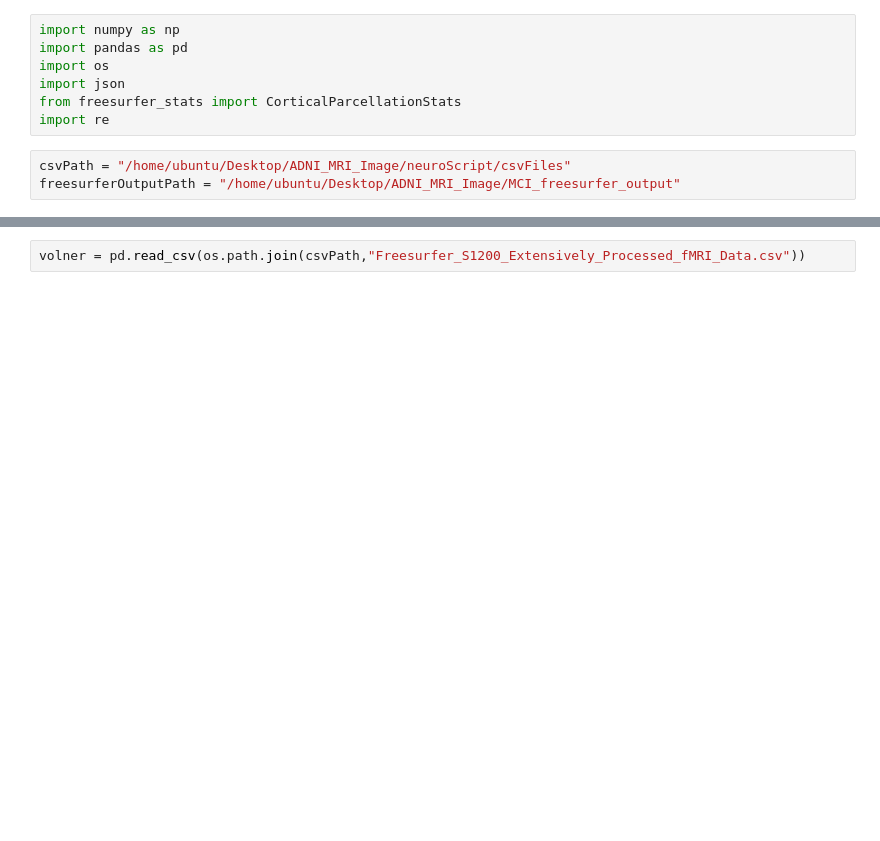
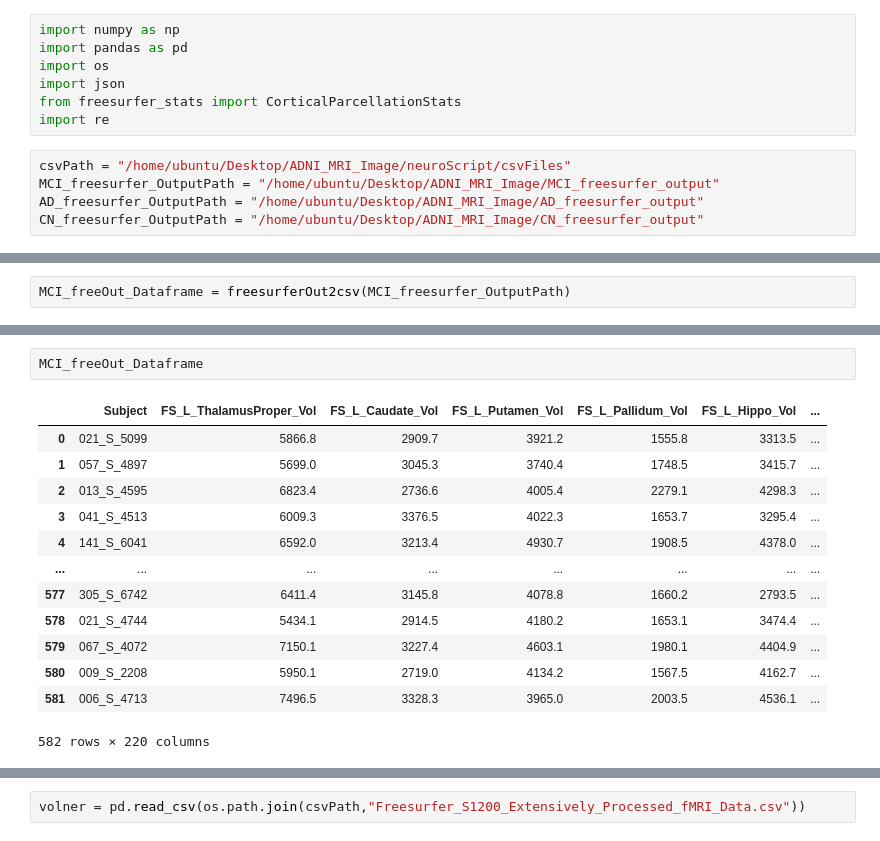
Before and after one commit to ulysses1881826/neuroScript, a Jupyter notebook: convertFreesurferOutput2CSV.ipynb, the cells around one changed output, grey strips where cells are left out. Saved outputs shown, nothing was run; the diff lists cells and outputs as text; blank space fills up the shorter version.

```diff
--- a/convertFreesurferOutput2CSV.ipynb
+++ b/convertFreesurferOutput2CSV.ipynb
@@ -7,4 +7,6 @@ from freesurfer_stats import CorticalParcellationStats
 import re
 # %%
 csvPath = "/home/ubuntu/Desktop/ADNI_MRI_Image/neuroScript/csvFiles"
-freesurferOutputPath = "/home/ubuntu/Desktop/ADNI_MRI_Image/MCI_freesurfer_output"
+MCI_freesurfer_OutputPath = "/home/ubuntu/Desktop/ADNI_MRI_Image/MCI_freesurfer_output"
+AD_freesurfer_OutputPath = "/home/ubuntu/Desktop/ADNI_MRI_Image/AD_freesurfer_output"
+CN_freesurfer_OutputPath = "/home/ubuntu/Desktop/ADNI_MRI_Image/CN_freesurfer_output"
@@ -10,0 +163,2 @@ freesurferOutputPath = "/home/ubuntu/Desktop/ADNI_MRI_Image/MCI_freesurfer_outpu
+# %%
+MCI_freeOut_Dataframe = freesurferOut2csv(MCI_freesurfer_OutputPath)
@@ -10,0 +183,16 @@ freesurferOutputPath = "/home/ubuntu/Desktop/ADNI_MRI_Image/MCI_freesurfer_outpu
+# %%
+MCI_freeOut_Dataframe
+# %% [output]
+|  | Subject | FS_L_ThalamusProper_Vol | FS_L_Caudate_Vol | FS_L_Putamen_Vol | FS_L_Pallidum_Vol | FS_L_Hippo_Vol | ... |
+| 0 | 021_S_5099 | 5866.8 | 2909.7 | 3921.2 | 1555.8 | 3313.5 | ... |
+| 1 | 057_S_4897 | 5699.0 | 3045.3 | 3740.4 | 1748.5 | 3415.7 | ... |
+| 2 | 013_S_4595 | 6823.4 | 2736.6 | 4005.4 | 2279.1 | 4298.3 | ... |
+| 3 | 041_S_4513 | 6009.3 | 3376.5 | 4022.3 | 1653.7 | 3295.4 | ... |
+| 4 | 141_S_6041 | 6592.0 | 3213.4 | 4930.7 | 1908.5 | 4378.0 | ... |
+| ... | ... | ... | ... | ... | ... | ... | ... |
+| 577 | 305_S_6742 | 6411.4 | 3145.8 | 4078.8 | 1660.2 | 2793.5 | ... |
+| 578 | 021_S_4744 | 5434.1 | 2914.5 | 4180.2 | 1653.1 | 3474.4 | ... |
+| 579 | 067_S_4072 | 7150.1 | 3227.4 | 4603.1 | 1980.1 | 4404.9 | ... |
+| 580 | 009_S_2208 | 5950.1 | 2719.0 | 4134.2 | 1567.5 | 4162.7 | ... |
+| 581 | 006_S_4713 | 7496.5 | 3328.3 | 3965.0 | 2003.5 | 4536.1 | ... |
+582 rows × 220 columns
```
Also changed, not shown: parts of 8 cells of this notebook, 6 other files.
